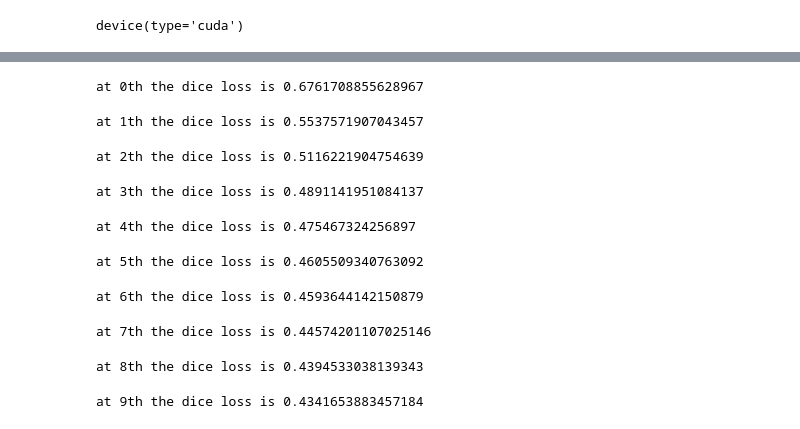
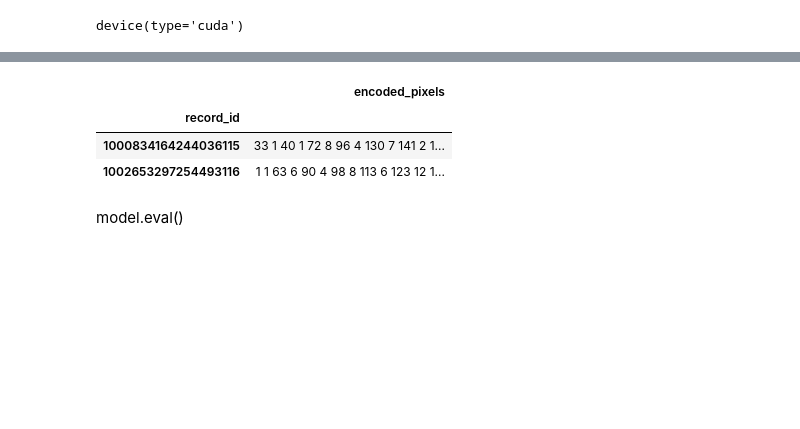
Before and after one commit to rohith033/Datascience60, a Jupyter notebook: eval_1of60.ipynb, the cells around one changed output, grey strips where cells are left out. Drawn from its saved outputs; the diff is of its cells as text; code cells hidden in the pictures; blank space fills up the shorter version.

Commit message:
Kaggle Notebook | 1of60_test | Version 10

```diff
--- a/eval_1of60.ipynb
+++ b/eval_1of60.ipynb
@@ -152,18 +133,14 @@ for epoch in range(epochs):
     losses.append(net_dice_loss)
     print(f'at {epoch}th the dice loss is {net_dice_loss}')
     if(best_score<batch_dice_score):
-        torch.save(model.state_dict(),f'/kaggle/working/savedmodel/{epoch}th_epoch.pt')
-        torch.save(model,f'{epoch}th_model.pt')
+        if(epoch>7):
+            torch.save(model.state_dict(),f'/kaggle/working/savedmodel/{epoch}th_epoch.pt')
         best_score = batch_dice_score
         best_dice_epoch = epoch
-# %% [output]
-at 0th the dice loss is 0.6761708855628967
-at 1th the dice loss is 0.5537571907043457
-at 2th the dice loss is 0.5116221904754639
-at 3th the dice loss is 0.4891141951084137
-at 4th the dice loss is 0.475467324256897
-at 5th the dice loss is 0.4605509340763092
-at 6th the dice loss is 0.4593644142150879
-at 7th the dice loss is 0.44574201107025146
-at 8th the dice loss is 0.4394533038139343
-at 9th the dice loss is 0.4341653883457184
+# %%
+model = smp.UnetPlusPlus(encoder_name='resnet101',encoder_weights='imagenet',in_channels=3,classes=1,decoder_attention_type='scse',activation="sigmoid")
+model.load_state_dict(torch.load('/kaggle/input/contrail-detection-run2/9th_epoch.pt'))
+model.to(device)
+# %%
+train_path = '/kaggle/input/google-research-identify-contrails-reduce-global-warming/test'
+ids=['1000834164244036115','1002653297254493116']
@@ -169,0 +196,34 @@ at 9th the dice loss is 0.4341653883457184
+# %%
+import pandas as pd
+from pathlib import Path
+data_path = Path('/kaggle/input/google-research-identify-contrails-reduce-global-warming')
+submission = pd.read_csv(data_path / 'sample_submission.csv', index_col='record_id')
+
+for i in ids:
+    band15= np.load(f'{train_path}/{i}/band_15.npy')
+    band14= np.load(f'{train_path}/{i}/band_14.npy')
+    band11= np.load(f'{train_path}/{i}/band_11.npy')
+    r= normalize_range(band15 - band14, _TDIFF_BOUNDS)
+    g= normalize_range(band14 - band11, _CLOUD_TOP_TDIFF_BOUNDS)
+    b= normalize_range(band14, _T11_BOUNDS)
+    image = np.clip((np.stack([r,g,b],axis=2)),0,1)
+    image = image[...,4]
+    image = torch.tensor(image).to(device)
+    image = torch.moveaxis(image,-1,0)
+    image = torch.unsqueeze(image,0)
+    pred = model(image)
+    pred = pred.detach().to('cpu')
+    pred = pred.numpy()
+    pred=np.squeeze(pred,(0,1))
+    pred = np.c_[np.unravel_index(np.argpartition(pred.ravel(),-100)[-100:],pred.shape)]
+    mask = np.zeros((256, 266))
+    mask[pred[:, 0], pred[:, 1]] = 1
+    # notice the we're converting rec to an `int` here:
+    submission.loc[int(i), 'encoded_pixels'] = list_to_string(rle_encode(mask))
+
+submission.head()
+# %% [output]
+|  | encoded_pixels |
+| record_id |  |
+| 1000834164244036115 | 33 1 40 1 72 8 96 4 130 7 141 2 1... |
+| 1002653297254493116 | 1 1 63 6 90 4 98 8 113 6 123 12 1... |
@@ -169,0 +232,2 @@ at 9th the dice loss is 0.4341653883457184
+# %% [markdown]
+model.eval()
```
Also changed, not shown: parts of 4 cells of this notebook.
